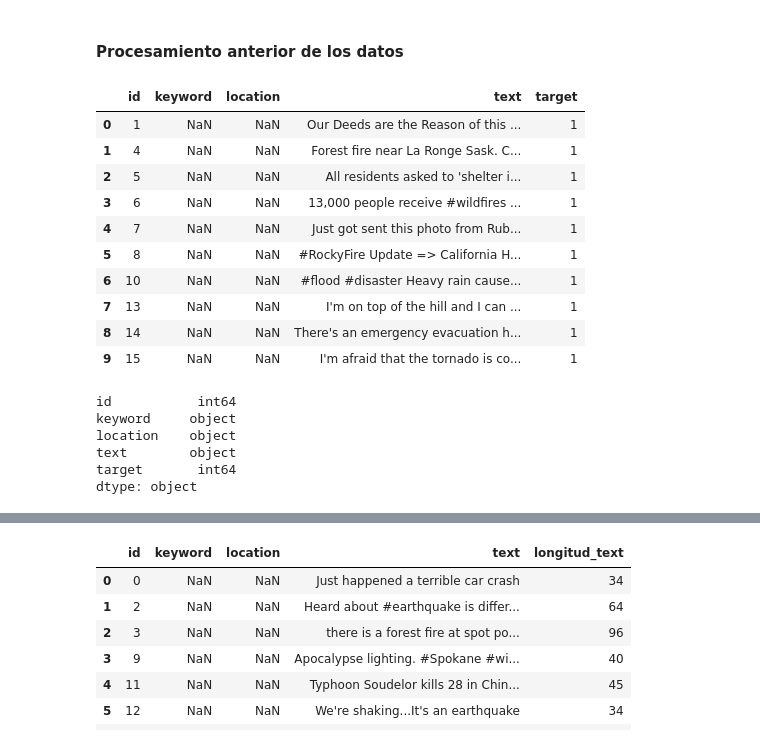
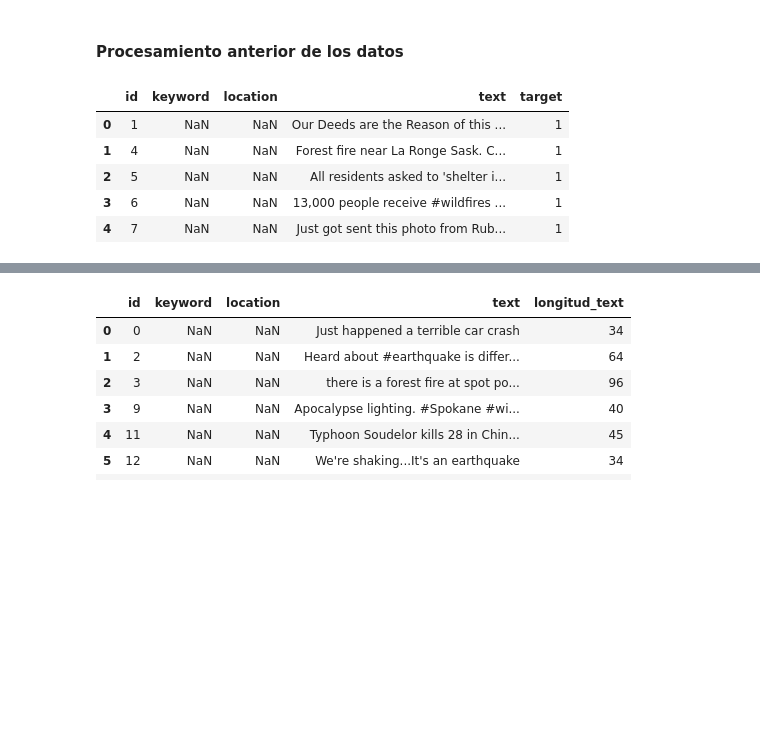
Before and after one commit to gastonfiuba/TP1Orga, a Jupyter notebook: TP2_Orga_De_Datos/random_forest_con_5_features.ipynb, the cells around one changed output, grey strips where cells are left out. Saved outputs shown, nothing was run; the diff lists cells and outputs as text; code cells hidden in the pictures; blank space fills up the shorter version.

```diff
--- a/TP2_Orga_De_Datos/random_forest_con_5_features.ipynb
+++ b/TP2_Orga_De_Datos/random_forest_con_5_features.ipynb
@@ -9,27 +9,13 @@ from itertools import cycle, islice
 
 %matplotlib inline
 # %%
-entrenamiento_df = pd.read_csv('setDeDatos/nlp-getting-started/train.csv')
+entrenamiento_df = pd.read_csv('Archivos/entrenamiento_df.csv')
 # %%
-entrenamiento_df.head(10)
+entrenamiento_df.head()
 # %% [output]
 |  | id | keyword | location | text | target |
 | 0 | 1 | NaN | NaN | Our Deeds are the Reason of this ... | 1 |
 | 1 | 4 | NaN | NaN | Forest fire near La Ronge Sask. C... | 1 |
 | 2 | 5 | NaN | NaN | All residents asked to 'shelter i... | 1 |
 | 3 | 6 | NaN | NaN | 13,000 people receive #wildfires ... | 1 |
 | 4 | 7 | NaN | NaN | Just got sent this photo from Rub... | 1 |
-| 5 | 8 | NaN | NaN | #RockyFire Update => California H... | 1 |
-| 6 | 10 | NaN | NaN | #flood #disaster Heavy rain cause... | 1 |
-| 7 | 13 | NaN | NaN | I'm on top of the hill and I can ... | 1 |
-| 8 | 14 | NaN | NaN | There's an emergency evacuation h... | 1 |
-| 9 | 15 | NaN | NaN | I'm afraid that the tornado is co... | 1 |
-# %%
-entrenamiento_df.dtypes
-# %% [output]
-id           int64
-keyword     object
-location    object
-text        object
-target       int64
-dtype: object
```
Also changed, not shown: parts of 17 cells of this notebook, 11 other files.
